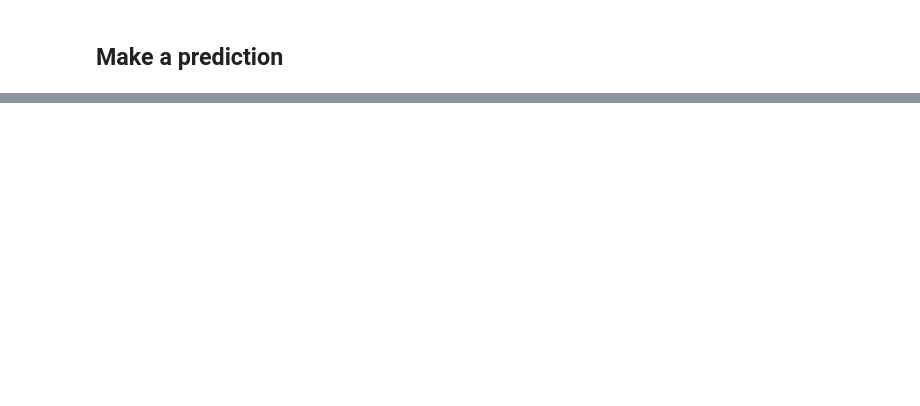
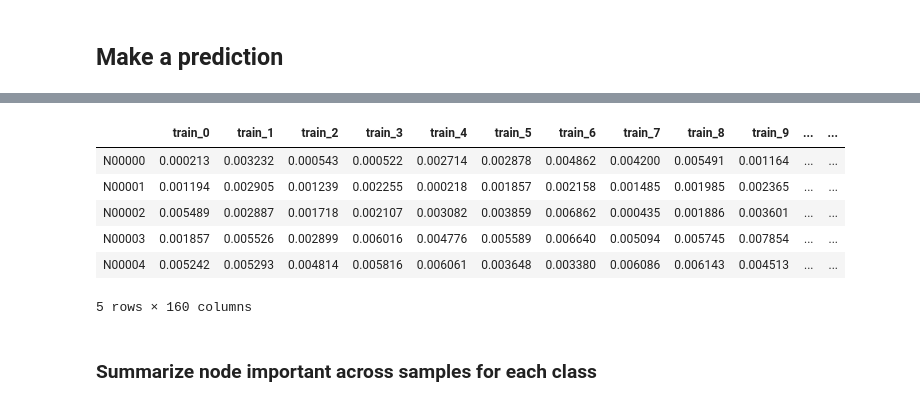
Before and after one commit to BioML-CM/Grandline, a Jupyter notebook: tutorial.ipynb, the cells around one changed output, grey strips where cells are left out. Drawn from its saved outputs; the diff is of its cells as text; code cells hidden in the pictures; blank space fills up the shorter version.

```diff
--- a/tutorial.ipynb
+++ b/tutorial.ipynb
@@ -241,18 +235,0 @@ importance_allnode_df = pd.DataFrame(np.array([node_label, node_importance]).T,
-# %%
-#สำหรับ node in graph
-i=0
-ipt = np.abs(importance_allnode_df['important'][0])
-label = importance_allnode_df['label'][0]
-ipt_df = utils.get_node_importance_df(perms, ipt, d)[['node','important']]
-ipt_df = ipt_df.rename(columns = {'important':'train_{}'.format(0)})
-
-for i in range(1,num_train):
-    ipt = np.abs(importance_allnode_df['important'][i])
-    label = importance_allnode_df['label'][i]
-    ipt_df2 = utils.get_node_importance_df(perms, ipt, d)[['important']]
-    ipt_df2 = ipt_df2.rename(columns = {'important':'train_{}'.format(i)})
-    ipt_df= pd.concat([ipt_df,ipt_df2],axis=1)
-
-ipt_df.loc[:, 'Id'] = gene_list
-ipt_df = ipt_df.set_index('Id')
-ipt_df.head()
@@ -307,0 +252,24 @@ node_df.head()
+# %%
+importance_allnode_df = importance_allnode_df.abs()
+# %%
+sample_node_important_df_list = []
+
+for i in range(num_train):
+    sample_node_important_df = utils.get_node_importance_df(perms, importance_allnode_df.loc[i, node_columns], d).set_index('node')[['important']]
+    sample_node_important_df.columns = ['train_{}'.format(i)]
+    sample_node_important_df_list += [sample_node_important_df]
+
+ipt_df = pd.concat(sample_node_important_df_list, axis=1).reset_index()
+ipt_df.index = gene_list
+ipt_df = ipt_df.drop('node', axis=1)
+ipt_df.head()
+# %% [output]
+|  | train_0 | train_1 | train_2 | train_3 | train_4 | train_5 | train_6 | train_7 | train_8 | train_9 | ... | ... |
+| N00000 | 0.000213 | 0.003232 | 0.000543 | 0.000522 | 0.002714 | 0.002878 | 0.004862 | 0.004200 | 0.005491 | 0.001164 | ... | ... |
+| N00001 | 0.001194 | 0.002905 | 0.001239 | 0.002255 | 0.000218 | 0.001857 | 0.002158 | 0.001485 | 0.001985 | 0.002365 | ... | ... |
+| N00002 | 0.005489 | 0.002887 | 0.001718 | 0.002107 | 0.003082 | 0.003859 | 0.006862 | 0.000435 | 0.001886 | 0.003601 | ... | ... |
+| N00003 | 0.001857 | 0.005526 | 0.002899 | 0.006016 | 0.004776 | 0.005589 | 0.006640 | 0.005094 | 0.005745 | 0.007854 | ... | ... |
+| N00004 | 0.005242 | 0.005293 | 0.004814 | 0.005816 | 0.006061 | 0.003648 | 0.003380 | 0.006086 | 0.006143 | 0.004513 | ... | ... |
+5 rows × 160 columns
+# %% [markdown]
+### Summarize node important across samples for each class
```
Also changed, not shown: parts of 31 cells of this notebook, 1 other file.
